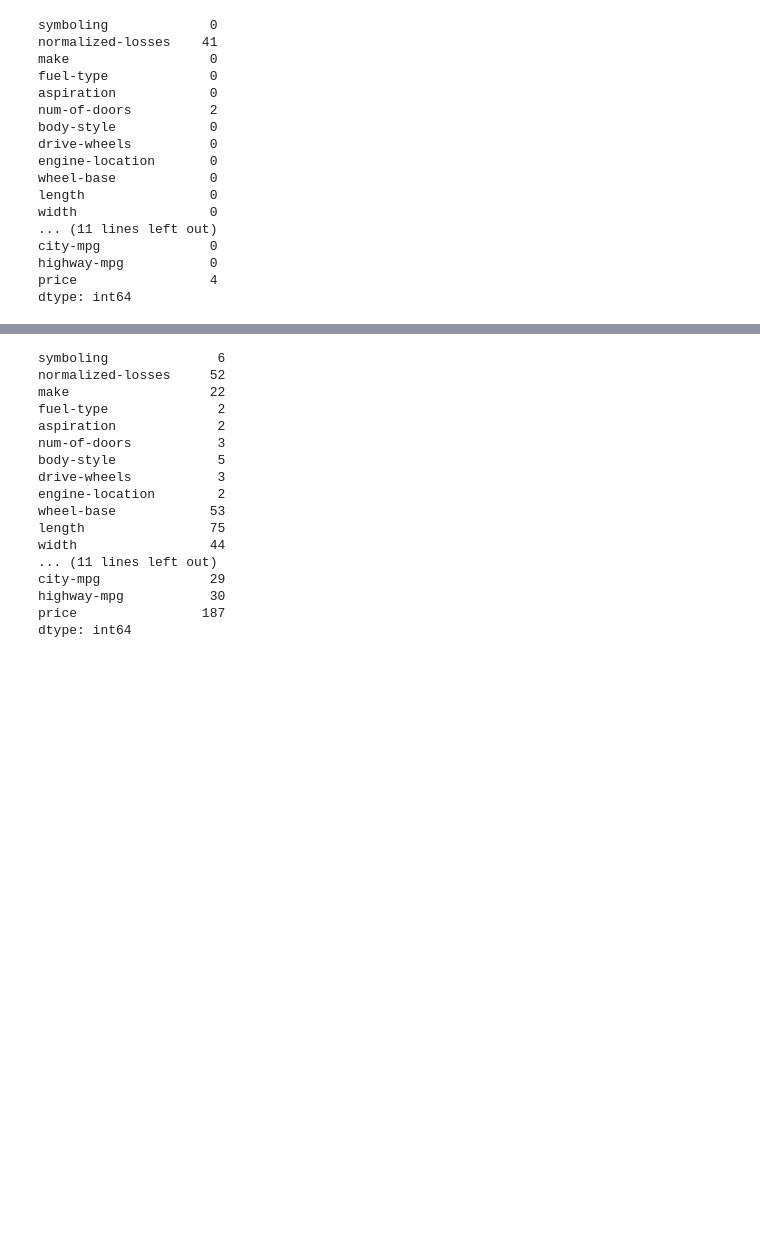
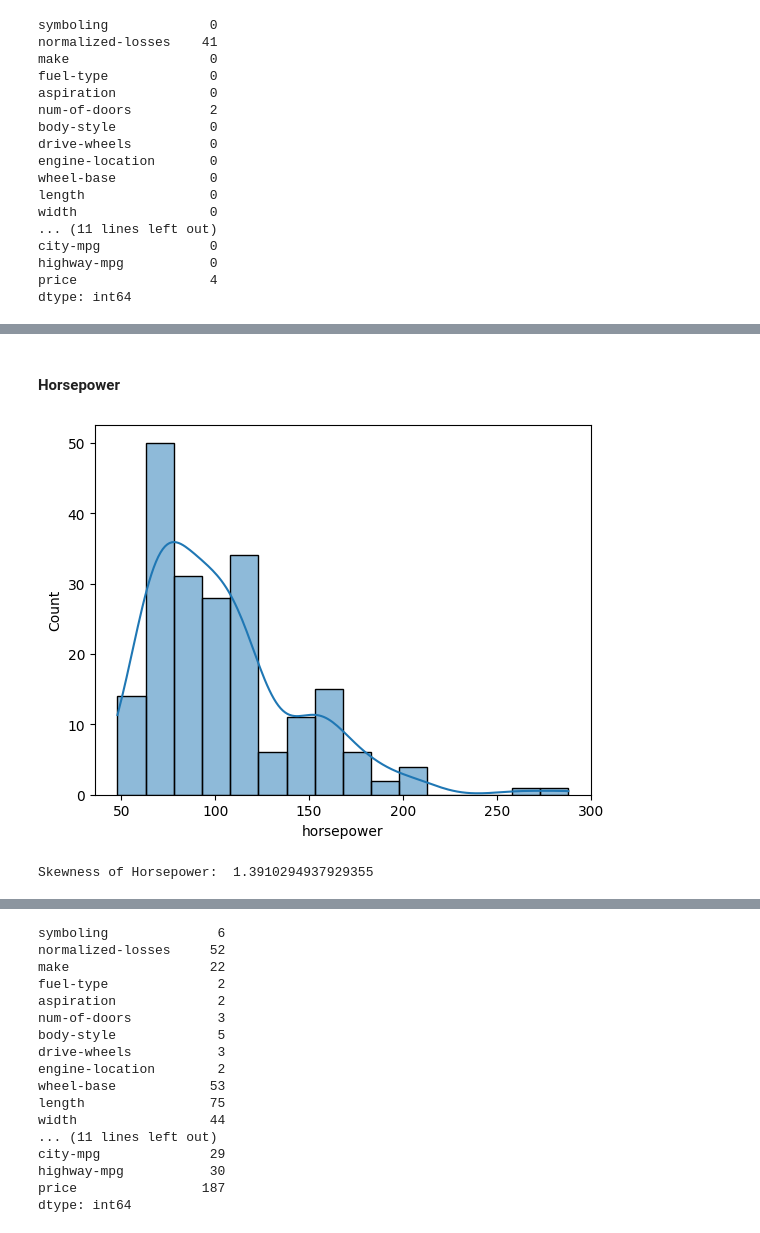
Before and after one commit to Kumbhakarn/classic-ml-algorithms, a Jupyter notebook: eda/eda_auto_data.ipynb, the cells around one changed output, grey strips where cells are left out. Saved outputs shown, nothing was run; the diff lists cells and outputs as text; code cells hidden in the pictures; blank space fills up the shorter version.

```diff
--- a/eda/eda_auto_data.ipynb
+++ b/eda/eda_auto_data.ipynb
@@ -136,0 +324,11 @@ dtype: int64
+# %% [markdown]
+#### Horsepower
+# %%
+sns.histplot(df['horsepower'],kde=True)
+plt.show()
+# %% [output]
+[figure, added]
+# %%
+print("Skewness of Horsepower: ",df['horsepower'].skew())
+# %% [output]
+Skewness of Horsepower:  1.3910294937929355
```
Also changed, not shown: parts of 70 cells of this notebook.
